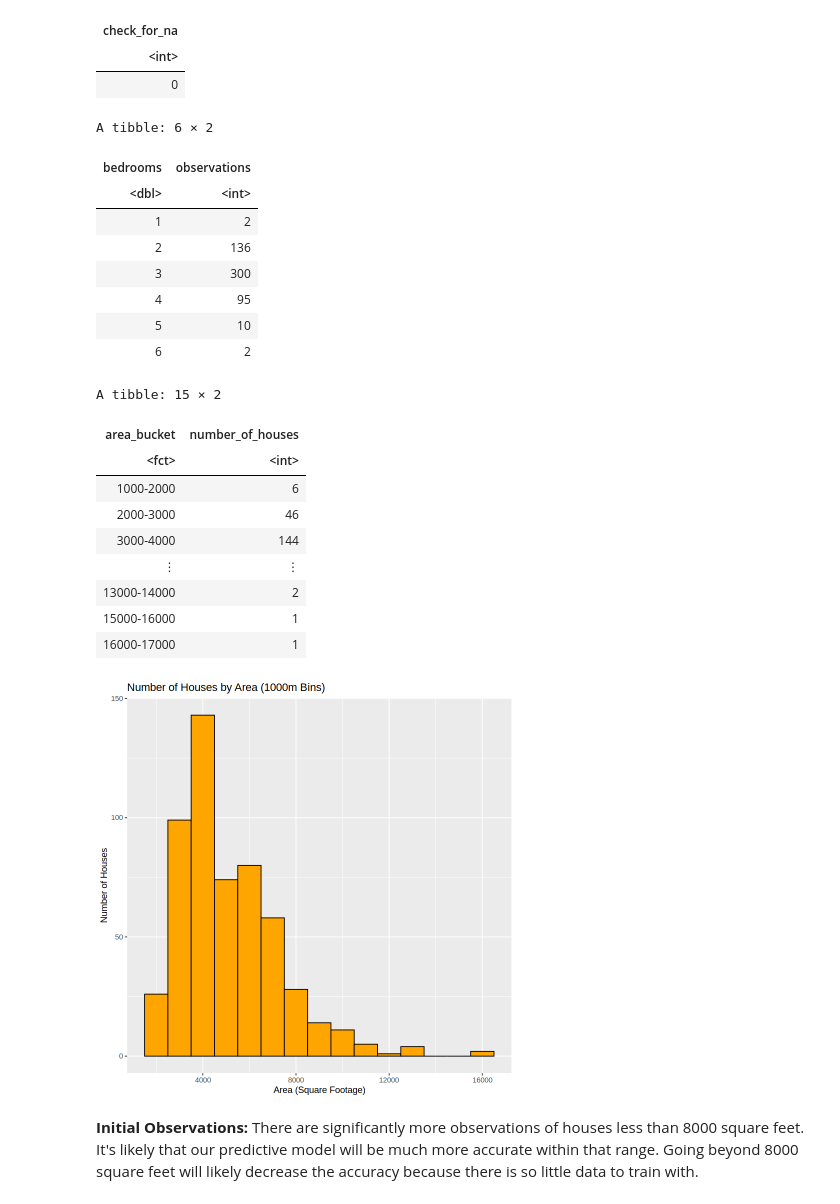
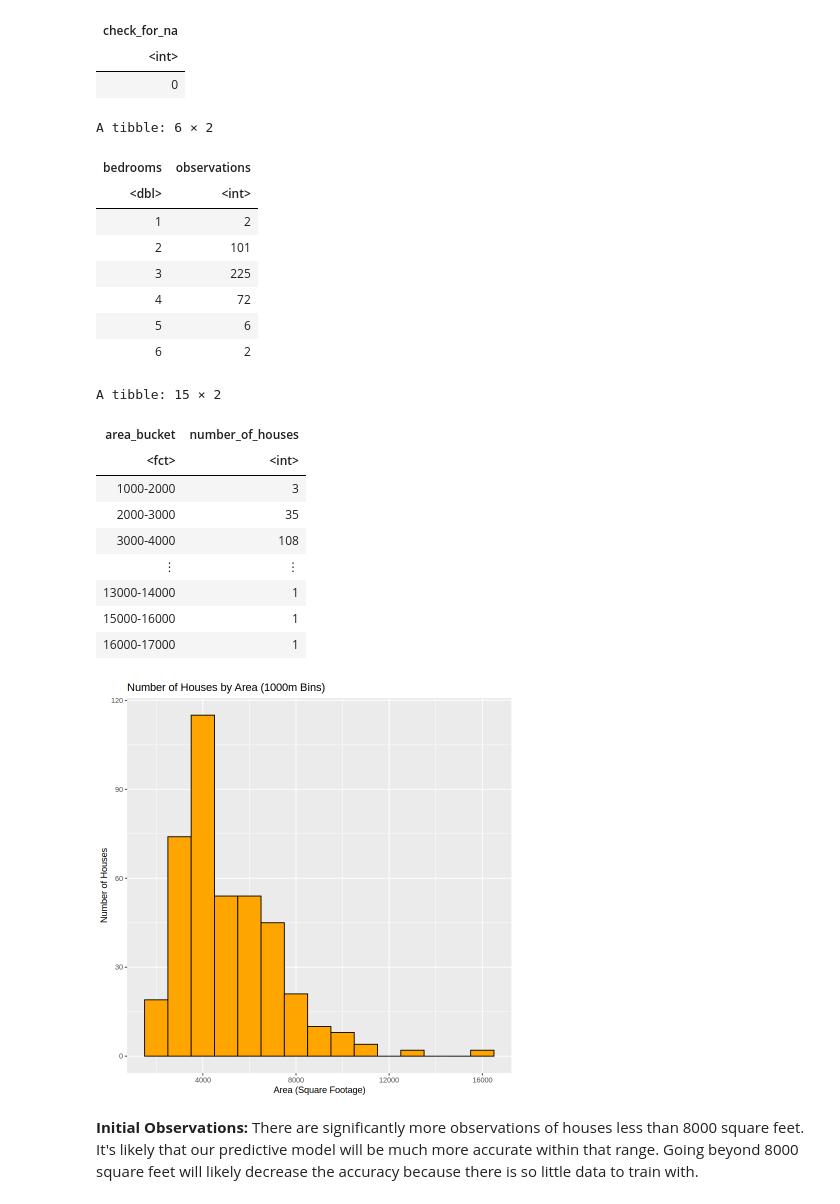
Before and after one commit to chwu01/DSCI-Group-Project, a Jupyter notebook: Project Proposal (Challen Version).ipynb, the cells around one changed output. Cells and saved outputs as stored; diff of their text form; code cells hidden in the pictures.

Commit message:
Project Proposal
(Fixed Challen's visualizations and tables to only use training data)

```diff
--- a/Project Proposal (Challen Version).ipynb
+++ b/Project Proposal (Challen Version).ipynb
@@ -73,9 +73,14 @@ A tibble: 1 × 1
 | <int> |
 | 0 |
 # %%
-# Checking the spread of number of bedrooms in the dataset
+# Checking the spread of number of bedrooms in the dataset after splitting data
+set.seed(9999)
 
-housing_bedroom_count <- housing |>
+housing_split <- initial_split(housing, prop = 0.75, strata = bedrooms)
+housing_train <- training(housing_split)
+housing_test <- testing(housing_split)
+
+housing_bedroom_count <- housing_train |>
     group_by(bedrooms) |>
     summarize(observations = n())
 
@@ -85,15 +90,15 @@ A tibble: 6 × 2
 | bedrooms | observations |
 | <dbl> | <int> |
 | 1 | 2 |
-| 2 | 136 |
-| 3 | 300 |
-| 4 | 95 |
-| 5 | 10 |
+| 2 | 101 |
+| 3 | 225 |
+| 4 | 72 |
+| 5 | 6 |
 | 6 | 2 |
 # %%
 # Dividing area into bins to examine the distribution of house square footage
 
-housing_area_bins <- housing |>
+housing_area_bins <- housing_train |>
     select(price, area, bedrooms)
 
 breaks <- c(0, 1000, 2000, 3000, 4000, 5000, 6000, 7000, 8000, 9000, 10000, 11000, 12000, 13000, 14000, 15000, 16000, 17000)
@@ -104,7 +109,7 @@ group_tags <- cut(housing_area_bins$area, breaks = breaks, include.lowest = TRUE
 
 # group_tags
 
-housing_area_buckets <- housing |>
+housing_area_buckets <- housing_train |>
     select(price, area) |>
     mutate(area_bucket = group_tags) |>
     group_by(area_bucket) |>
@@ -115,25 +120,25 @@ housing_area_buckets
 A tibble: 15 × 2
 | area_bucket | number_of_houses |
 | <fct> | <int> |
-| 1000-2000 | 6 |
-| 2000-3000 | 46 |
-| 3000-4000 | 144 |
+| 1000-2000 | 3 |
+| 2000-3000 | 35 |
+| 3000-4000 | 108 |
 | ⋮ | ⋮ |
-| 13000-14000 | 2 |
+| 13000-14000 | 1 |
 | 15000-16000 | 1 |
 | 16000-17000 | 1 |
 # %%
-# Visualizing above in a histogram
+# Visualizing above in a histogram (using training data only)
 
-number_of_houses_by_area <- housing |>
+number_of_houses_by_area <- housing_train |>
     ggplot(aes(x = area)) +
     geom_histogram(binwidth = 1000, colour = "black", fill = "orange") +
     ggtitle("Number of Houses by Area (1000m Bins)") +
     labs(x = "Area (Square Footage)", y = "Number of Houses")
 
 number_of_houses_by_area
 # %% [output]
-[figure, old version]
+[figure, new version]
 # %% [markdown]
 **Initial Observations:** There are significantly more observations of houses less than 8000 square feet. It's likely that our predictive model will be much more accurate within that range. Going beyond 8000 square feet will likely decrease the accuracy because there is so little data to train with.
 # %% [markdown]
```
